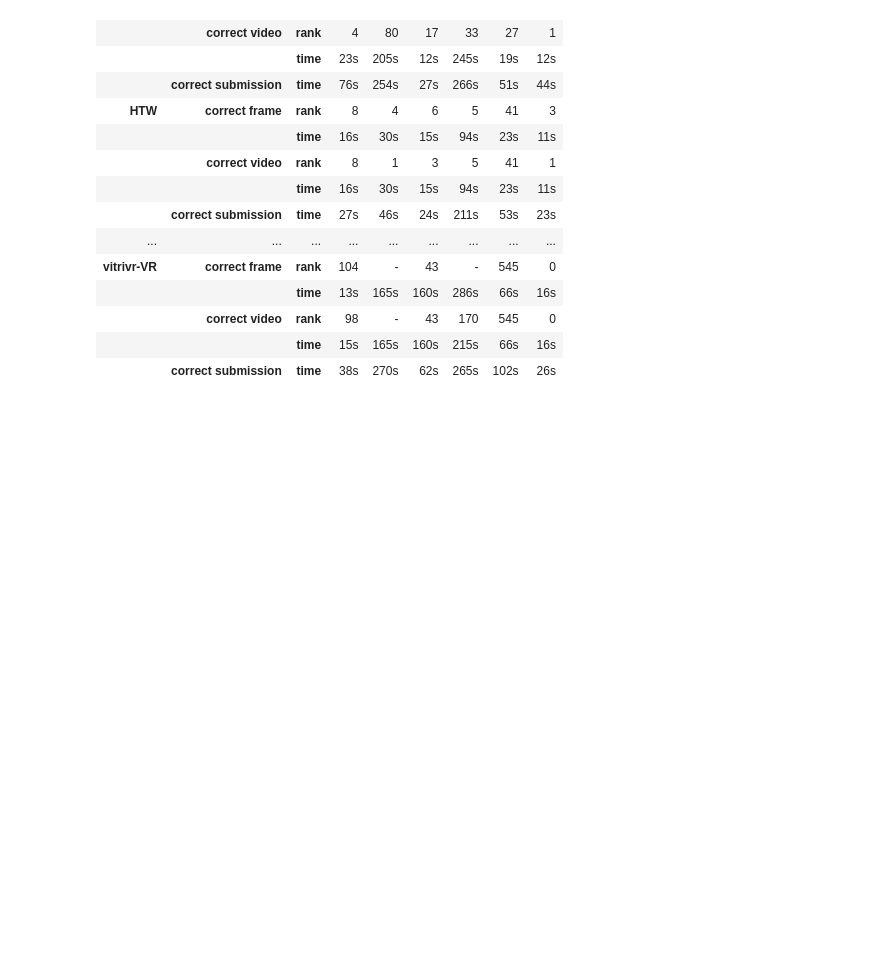
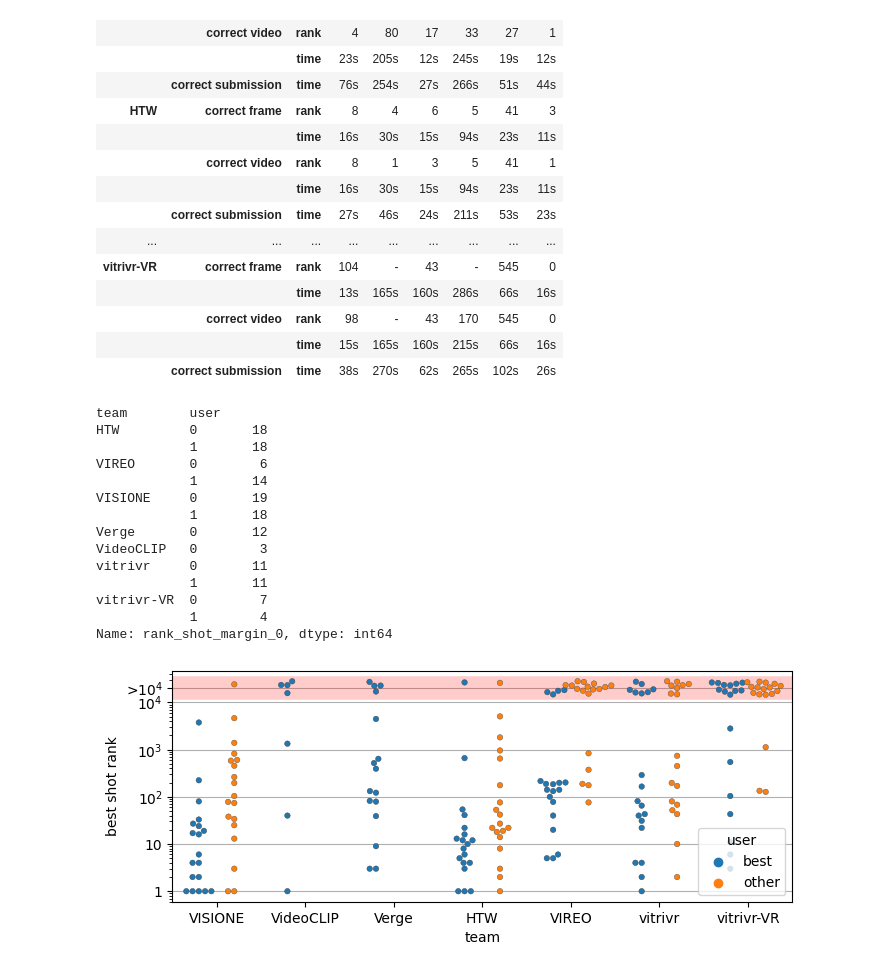
Before and after one commit to mesnico/VBS22-KIS-Analysis, a Jupyter notebook: plots/browsing.ipynb, the cells around one changed output. Cells and saved outputs as stored; diff of their text form; code cells hidden in the pictures; blank space fills up the shorter version.

Commit message:
Added best rank boxplot

```diff
--- a/plots/browsing.ipynb
+++ b/plots/browsing.ipynb
@@ -164,0 +279,21 @@ table
+# %%
+max_records = 10000
+df = compute_data_for_best_shot_rank(comp_data, teams, logs, max_records=max_records, split_user=True)
+build_best_rank_boxplot(df, show_boxplot=False, figsize=[8, 3], fill_missing=True, best_user_policy=True, where_missing_data_is=max_records*2, max_records=max_records)
+plt.show()
+# %% [output]
+team        user
+HTW         0       18
+            1       18
+VIREO       0        6
+            1       14
+VISIONE     0       19
+            1       18
+Verge       0       12
+VideoCLIP   0        3
+vitrivr     0       11
+            1       11
+vitrivr-VR  0        7
+            1        4
+Name: rank_shot_margin_0, dtype: int64
+[figure, added]
```
Also changed, not shown: parts of 2 cells of this notebook.
